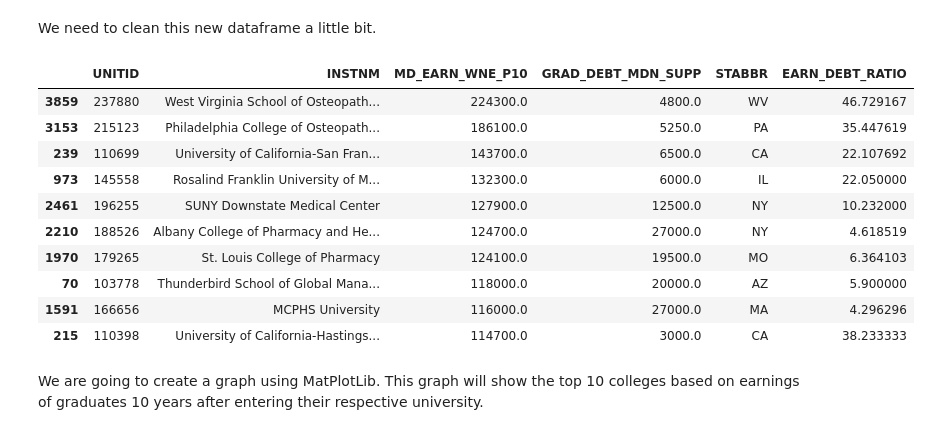
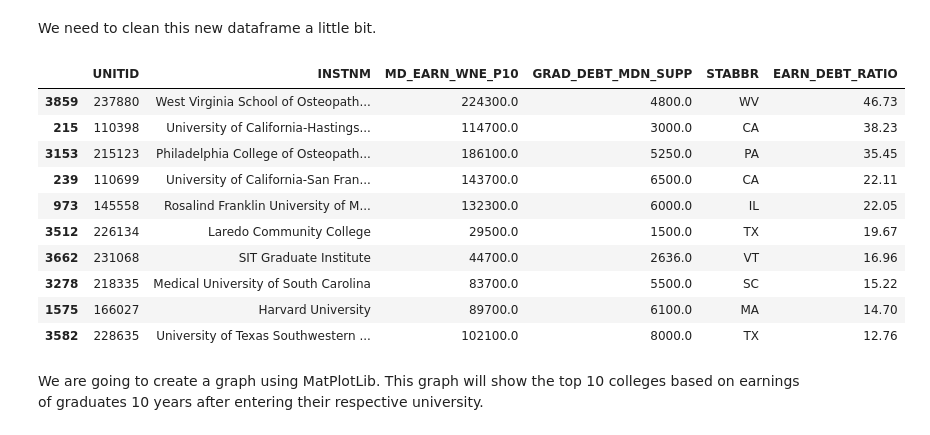
Before and after one commit to welliottm/430, a Jupyter notebook: Final_Project.ipynb, the cells around one changed output. Saved outputs shown, nothing was run; the diff lists cells and outputs as text; code cells hidden in the pictures.

```diff
--- a/Final_Project.ipynb
+++ b/Final_Project.ipynb
@@ -44,31 +44,31 @@ We need to clean this new dataframe a little bit.
 # %%
 # Replacing the string 'PrivacySuppressed' with 0
 school_df['MD_EARN_WNE_P10'] = school_df['MD_EARN_WNE_P10'].replace('PrivacySuppressed', 0)
 school_df['GRAD_DEBT_MDN_SUPP'] = school_df['GRAD_DEBT_MDN_SUPP'].replace('PrivacySuppressed', 0)
 # Converting certain values to float
 school_df['MD_EARN_WNE_P10'] = pd.to_numeric(school_df['MD_EARN_WNE_P10'])
 school_df['GRAD_DEBT_MDN_SUPP'] = pd.to_numeric(school_df['GRAD_DEBT_MDN_SUPP'])
 # Removing rows where debt or earnings is 0
 school_df = school_df[school_df.GRAD_DEBT_MDN_SUPP != 0]
 school_df = school_df[school_df.MD_EARN_WNE_P10 != 0]
+# Creating a ratio of earnings divided by debt
+school_df['EARN_DEBT_RATIO'] = round(school_df['MD_EARN_WNE_P10'] / school_df['GRAD_DEBT_MDN_SUPP'], 2)
 # Sorting the dataframe by earnings, decending
-school_df = school_df.sort_values(['MD_EARN_WNE_P10'], ascending = False)
-# Creating a ratio of earnings divided by debt
-school_df['EARN_DEBT_RATIO'] = school_df['MD_EARN_WNE_P10'] / school_df['GRAD_DEBT_MDN_SUPP']
+school_df = school_df.sort_values(['EARN_DEBT_RATIO'], ascending = False)
 # Printing the top 10 schools based on earnings
 school_df.head(10)
 # %% [output]
 |  | UNITID | INSTNM | MD_EARN_WNE_P10 | GRAD_DEBT_MDN_SUPP | STABBR | EARN_DEBT_RATIO |
-| 3859 | 237880 | West Virginia School of Osteopath... | 224300.0 | 4800.0 | WV | 46.729167 |
-| 3153 | 215123 | Philadelphia College of Osteopath... | 186100.0 | 5250.0 | PA | 35.447619 |
-| 239 | 110699 | University of California-San Fran... | 143700.0 | 6500.0 | CA | 22.107692 |
-| 973 | 145558 | Rosalind Franklin University of M... | 132300.0 | 6000.0 | IL | 22.050000 |
-| 2461 | 196255 | SUNY Downstate Medical Center | 127900.0 | 12500.0 | NY | 10.232000 |
-| 2210 | 188526 | Albany College of Pharmacy and He... | 124700.0 | 27000.0 | NY | 4.618519 |
-| 1970 | 179265 | St. Louis College of Pharmacy | 124100.0 | 19500.0 | MO | 6.364103 |
-| 70 | 103778 | Thunderbird School of Global Mana... | 118000.0 | 20000.0 | AZ | 5.900000 |
-| 1591 | 166656 | MCPHS University | 116000.0 | 27000.0 | MA | 4.296296 |
-| 215 | 110398 | University of California-Hastings... | 114700.0 | 3000.0 | CA | 38.233333 |
+| 3859 | 237880 | West Virginia School of Osteopath... | 224300.0 | 4800.0 | WV | 46.73 |
+| 215 | 110398 | University of California-Hastings... | 114700.0 | 3000.0 | CA | 38.23 |
+| 3153 | 215123 | Philadelphia College of Osteopath... | 186100.0 | 5250.0 | PA | 35.45 |
+| 239 | 110699 | University of California-San Fran... | 143700.0 | 6500.0 | CA | 22.11 |
+| 973 | 145558 | Rosalind Franklin University of M... | 132300.0 | 6000.0 | IL | 22.05 |
+| 3512 | 226134 | Laredo Community College | 29500.0 | 1500.0 | TX | 19.67 |
+| 3662 | 231068 | SIT Graduate Institute | 44700.0 | 2636.0 | VT | 16.96 |
+| 3278 | 218335 | Medical University of South Carolina | 83700.0 | 5500.0 | SC | 15.22 |
+| 1575 | 166027 | Harvard University | 89700.0 | 6100.0 | MA | 14.70 |
+| 3582 | 228635 | University of Texas Southwestern ... | 102100.0 | 8000.0 | TX | 12.76 |
 # %% [markdown]
 We are going to create a graph using MatPlotLib. This graph will show the top 10 colleges based on earnings of graduates 10 years after entering their respective university.
 # %%
```
Also changed, not shown: parts of 6 cells of this notebook, 1 other file.
